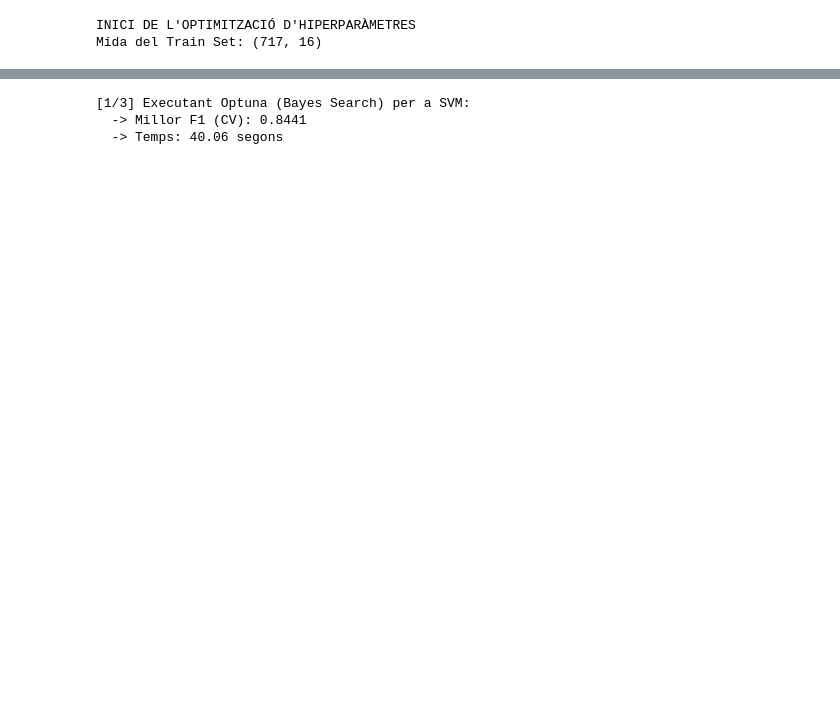
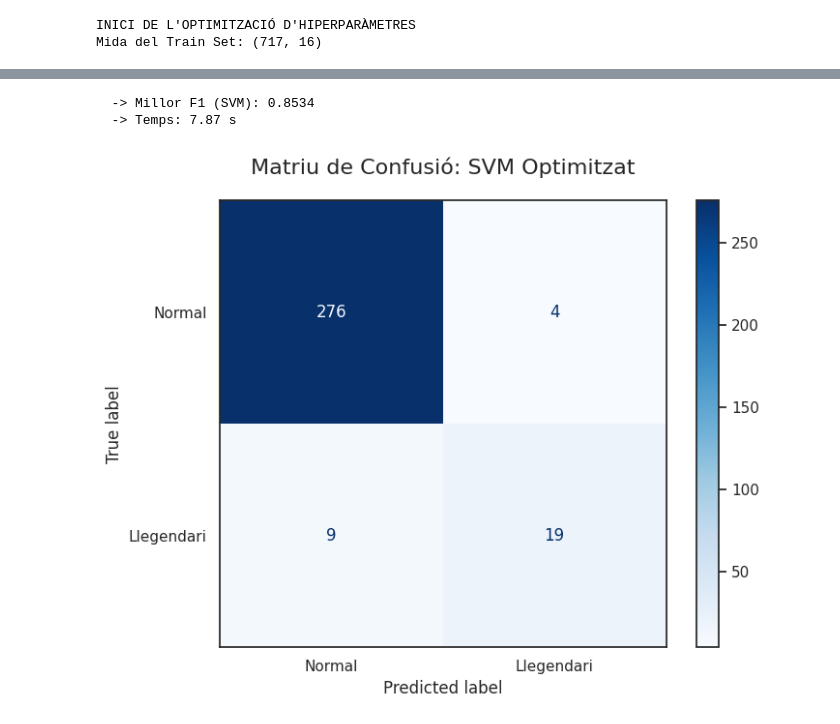
Before and after one commit to Gpascual11/MD005_SBC, a Jupyter notebook: 4. Parametrizacion y Aprendizage Supervisado/MD005_S4_GerardPascual.ipynb, the cells around one changed output, grey strips where cells are left out. Drawn from its saved outputs; the diff is of its cells as text; code cells hidden in the pictures; blank space fills up the shorter version.

```diff
--- a/4. Parametrizacion y Aprendizage Supervisado/MD005_S4_GerardPascual.ipynb
+++ b/4. Parametrizacion y Aprendizage Supervisado/MD005_S4_GerardPascual.ipynb
@@ -457,40 +513,54 @@ Mida del Train Set: (717, 16)
 # %%
-print("\n[1/3] Executant Optuna (Bayes Search) per a SVM:")
 start_time = time.time()
 
 def objective_svm(trial):
     svm_c = trial.suggest_float('svc__C', 0.1, 100, log=True)
     svm_gamma = trial.suggest_float('svc__gamma', 1e-4, 1, log=True)
-    svm_kernel = trial.suggest_categorical('svc__kernel', ['rbf', 'poly', 'sigmoid'])
-    weight_str = trial.suggest_categorical('svc__class_weight', ['balanced', 'None'])
-    svm_class_weight = None if weight_str == 'None' else weight_str
+    svm_kernel = trial.suggest_categorical('svc__kernel', ['poly', 'rbf'])
 
     model = Pipeline(steps=[
         ('preprocessor', preprocessor),
         ('svc', SVC(C=svm_c, gamma=svm_gamma, kernel=svm_kernel,
-                    class_weight=svm_class_weight, probability=True, random_state=42))
+                    class_weight='balanced', probability=True, random_state=42))
     ])
-
     scores = cross_val_score(model, X_train, y_train, cv=cv_strat, scoring='f1', n_jobs=-1)
     return scores.mean()
 
 study = optuna.create_study(direction='maximize')
-study.optimize(objective_svm, n_trials=30)
+study.optimize(objective_svm, n_trials=15)
 
 optuna_time = time.time() - start_time
 best_params_optuna = study.best_params
 best_score_optuna = study.best_value
 
-print(f"  -> Millor F1 (CV): {best_score_optuna:.4f}")
-print(f"  -> Temps: {optuna_time:.2f} segons")
+svm_final = Pipeline(steps=[
+    ('preprocessor', preprocessor),
+    ('svc', SVC(**{k.replace('svc__',''):v for k,v in best_params_optuna.items()},
+                class_weight='balanced', probability=True, random_state=42))
+])
+svm_final.fit(X_train, y_train)
 
-optimization_results.append({
-    'Mètode': 'Optuna (Bayes - SVM)',
-    'Best F1 (CV)': best_score_optuna,
-    'Temps (s)': optuna_time,
-    'Best Params': best_params_optuna
-})
+print(f"  -> Millor F1 (SVM): {best_score_optuna:.4f}")
+print(f"  -> Temps: {optuna_time:.2f} s")
+optimization_results.append({'Mètode': 'Optuna (SVM)', 'Best F1 (CV)': best_score_optuna, 'Temps (s)': optuna_time})
 # %% [output]
-[1/3] Executant Optuna (Bayes Search) per a SVM:
-  -> Millor F1 (CV): 0.8441
-  -> Temps: 40.06 segons
+  -> Millor F1 (SVM): 0.8534
+  -> Temps: 7.87 s
+# %%
+fig, ax = plt.subplots(figsize=(8, 6))
+
+disp = ConfusionMatrixDisplay.from_estimator(
+    svm_final,
+    X_test,
+    y_test,
+    display_labels=['Normal', 'Llegendari'],
+    cmap='Blues',
+    normalize=None,
+    ax=ax
+)
+
+ax.set_title("Matriu de Confusió: SVM Optimitzat", fontsize=16, pad=20)
+plt.grid(False)
+plt.show()
+# %% [output]
+[figure, added]
```
Also changed, not shown: parts of 45 cells of this notebook, 3 other files.
